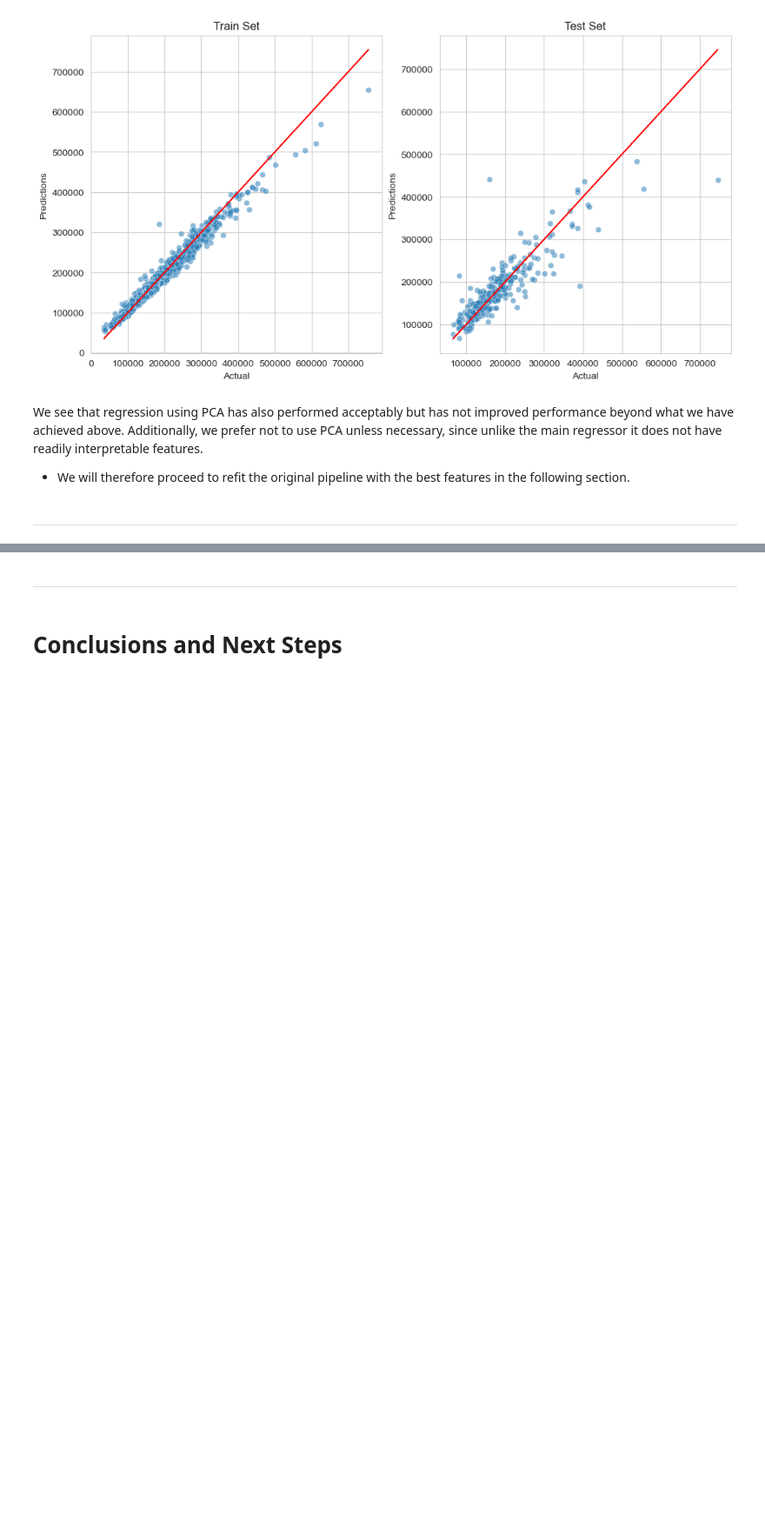
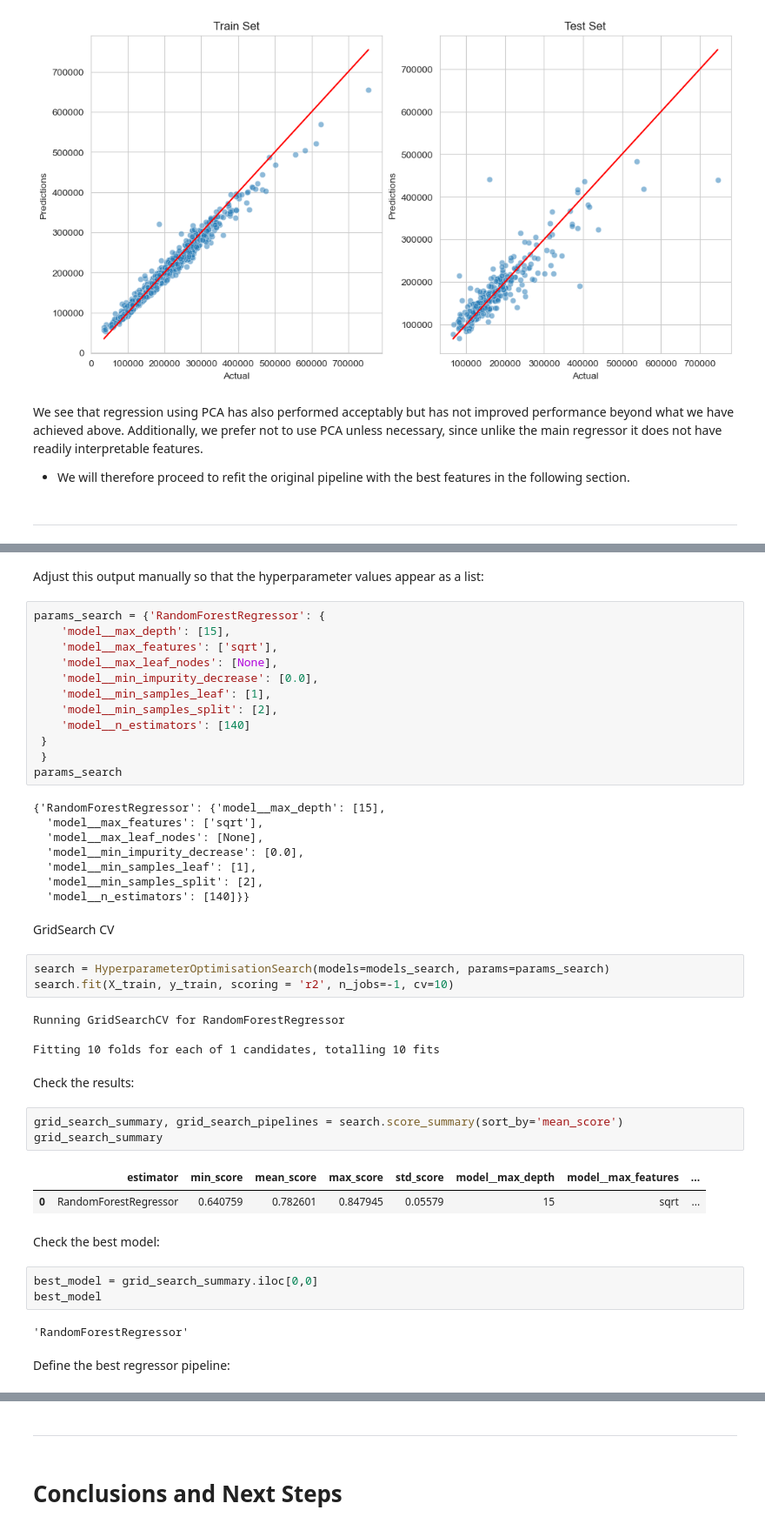
Before and after one commit to frankiesanjana/housing-price-predictor, a Jupyter notebook: jupyter_notebooks/05-modelling-evaluation.ipynb, the cells around one changed output, grey strips where cells are left out. Shown at 87% size. Saved outputs shown, nothing was run; the diff lists cells and outputs as text; blank space fills up the shorter version.

```diff
--- a/jupyter_notebooks/05-modelling-evaluation.ipynb
+++ b/jupyter_notebooks/05-modelling-evaluation.ipynb
@@ -1160,0 +1268,48 @@ We see that regression using PCA has also performed acceptably but has not impro
+# %% [markdown]
+Adjust this output manually so that the hyperparameter values appear as a list:
+# %%
+params_search = {'RandomForestRegressor': {
+    'model__max_depth': [15],
+    'model__max_features': ['sqrt'],
+    'model__max_leaf_nodes': [None],
+    'model__min_impurity_decrease': [0.0],
+    'model__min_samples_leaf': [1],
+    'model__min_samples_split': [2],
+    'model__n_estimators': [140]
+ }
+ }
+params_search
+# %% [output]
+{'RandomForestRegressor': {'model__max_depth': [15],
+  'model__max_features': ['sqrt'],
+  'model__max_leaf_nodes': [None],
+  'model__min_impurity_decrease': [0.0],
+  'model__min_samples_leaf': [1],
+  'model__min_samples_split': [2],
+  'model__n_estimators': [140]}}
+# %% [markdown]
+GridSearch CV
+# %%
+search = HyperparameterOptimisationSearch(models=models_search, params=params_search)
+search.fit(X_train, y_train, scoring = 'r2', n_jobs=-1, cv=10)
+# %% [output]
+Running GridSearchCV for RandomForestRegressor
+
+Fitting 10 folds for each of 1 candidates, totalling 10 fits
+# %% [markdown]
+Check the results:
+# %%
+grid_search_summary, grid_search_pipelines = search.score_summary(sort_by='mean_score')
+grid_search_summary
+# %% [output]
+|  | estimator | min_score | mean_score | max_score | std_score | model__max_depth | model__max_features | ... |
+| 0 | RandomForestRegressor | 0.640759 | 0.782601 | 0.847945 | 0.05579 | 15 | sqrt | ... |
+# %% [markdown]
+Check the best model:
+# %%
+best_model = grid_search_summary.iloc[0,0]
+best_model
+# %% [output]
+'RandomForestRegressor'
+# %% [markdown]
+Define the best regressor pipeline:
```
Also changed, not shown: parts of 21 cells of this notebook.
